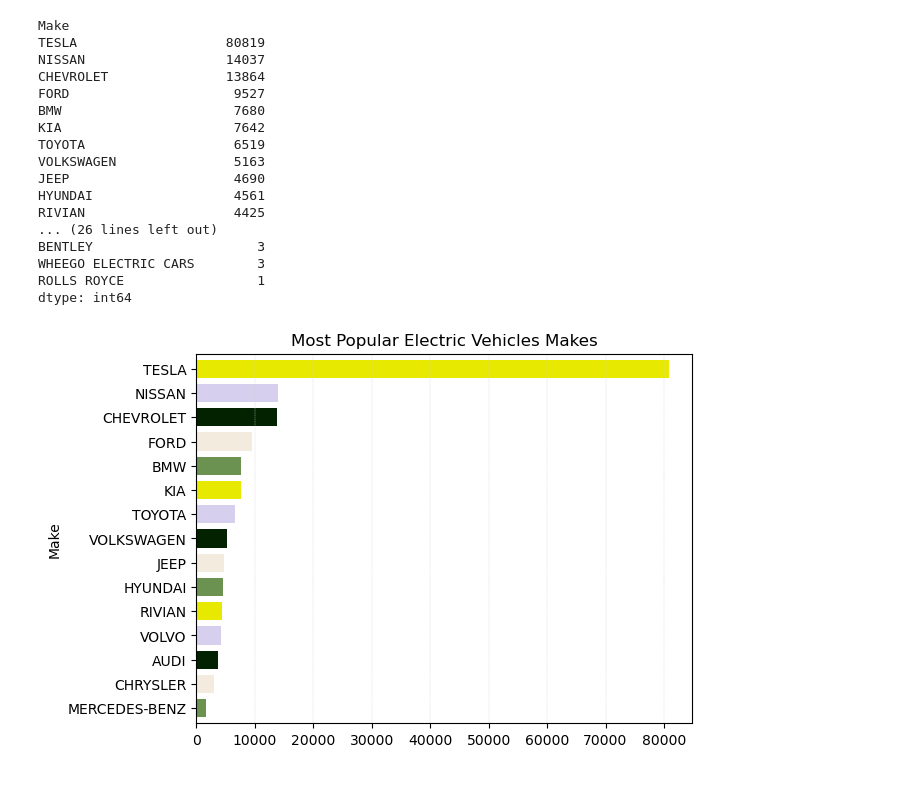
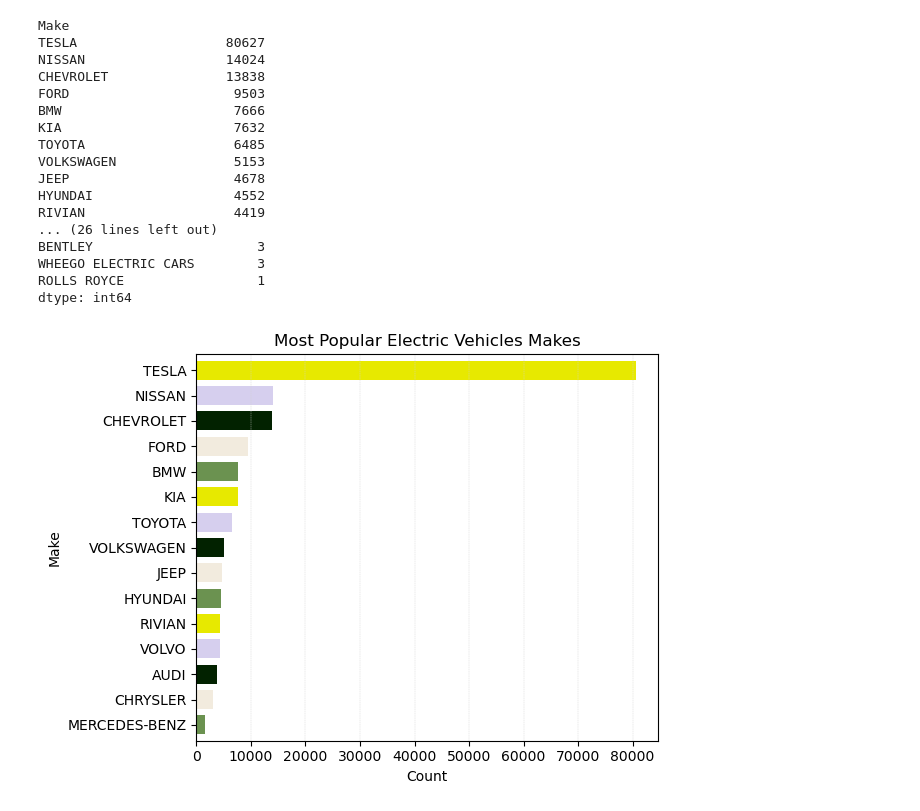
Before and after one commit to wrp94/project-1-group-02, a Jupyter notebook: Fatima's work/hypothesis 1.ipynb, the cells around one changed output. Cells and saved outputs as stored; diff of their text form; code cells hidden in the pictures; blank space fills up the shorter version.

```diff
--- a/Fatima's work/hypothesis 1.ipynb
+++ b/Fatima's work/hypothesis 1.ipynb
@@ -4,7 +4,7 @@ import numpy as np
 import matplotlib.pyplot as plt
 # %%
 #import csv file and put in a data frame
-filepath = "../data/electric_vehicle_population_data.csv"
+filepath = "../data/full_vehicle_data.csv"
 
 ev_df = pd.read_csv(filepath)
 
@@ -70,17 +76,17 @@ make_pv = ev_df.pivot_table(index='Make', aggfunc='size')
 make_pv.sort_values(ascending = False)
 # %% [output]
 Make
-TESLA                   80819
-NISSAN                  14037
-CHEVROLET               13864
-FORD                     9527
-BMW                      7680
-KIA                      7642
-TOYOTA                   6519
-VOLKSWAGEN               5163
-JEEP                     4690
-HYUNDAI                  4561
-RIVIAN                   4425
+TESLA                   80627
+NISSAN                  14024
+CHEVROLET               13838
+FORD                     9503
+BMW                      7666
+KIA                      7632
+TOYOTA                   6485
+VOLKSWAGEN               5153
+JEEP                     4678
+HYUNDAI                  4552
+RIVIAN                   4419
 ... (26 lines left out)
 BENTLEY                     3
 WHEEGO ELECTRIC CARS        3
@@ -89,17 +95,19 @@ dtype: int64
 # %%
 #most popular cars registration (make)
 make_dist = ev_df["Make"].value_counts()
 make_dist = make_dist.sort_values().tail(15)
 colors = ['#6B9250', '#F2EBDE','#022200', '#D6CFEE', "#E7E900"]
 #create the bar chart
 
 make_dist.plot.barh(width=0.75, title = "Most Popular Electric Vehicles Makes",  color=colors)
-plt.ylabel = "Make"
-plt.xlabel = "Count"
+plt.ylabel("Make")
+plt.xlabel("Count")
 plt.grid(color='lightgray', linestyle='--', linewidth=0.3, axis = 'x')
+plt.tight_layout()
+plt.savefig("images/Most popular EV Makes.png")
 plt.show()
 # %% [output]
-[figure, old version]
+[figure, new version]
 # %%
 #least popular cars registration (make)
 make_dist = ev_df["Make"].value_counts()
```
Also changed, not shown: parts of 8 cells of this notebook, 9 other files.
